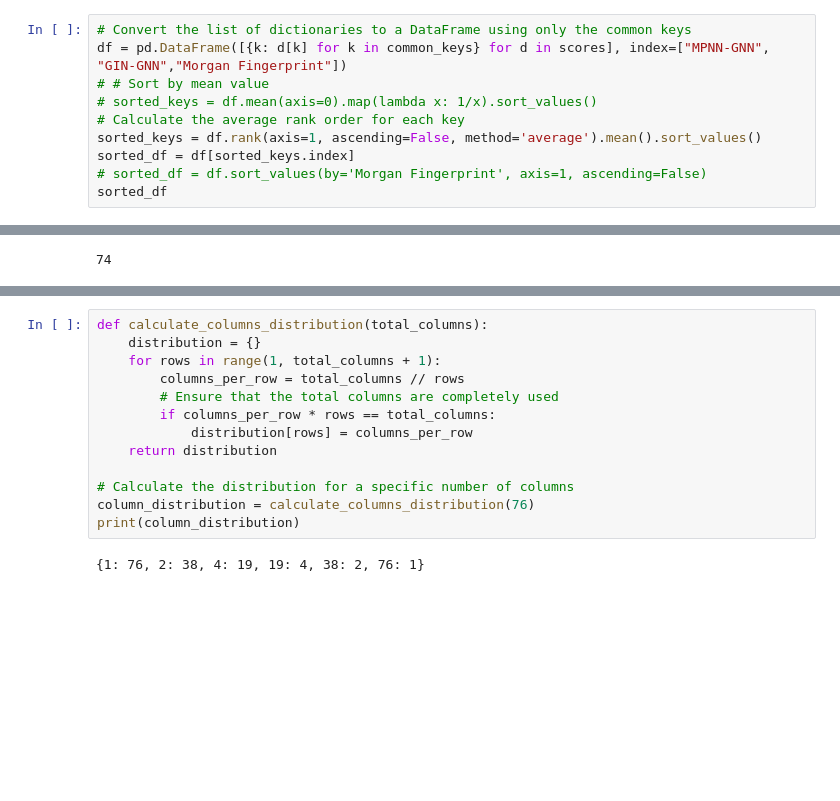
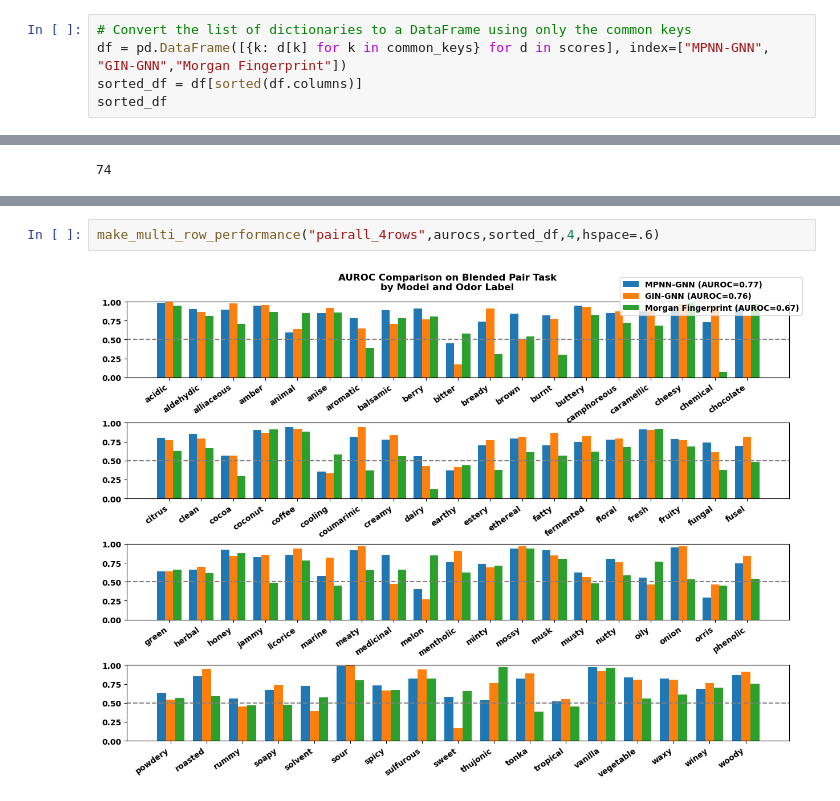
Before and after one commit to odor-pair/odor-pair, a Jupyter notebook: charts/scoring.ipynb, the cells around one changed output, grey strips where cells are left out. Cells and saved outputs as stored; diff of their text form; blank space fills up the shorter version.

```diff
--- a/charts/scoring.ipynb
+++ b/charts/scoring.ipynb
@@ -18,11 +18,6 @@ print(common_keys)
 # %%
 # Convert the list of dictionaries to a DataFrame using only the common keys
 df = pd.DataFrame([{k: d[k] for k in common_keys} for d in scores], index=["MPNN-GNN", "GIN-GNN","Morgan Fingerprint"])
-# # Sort by mean value
-# sorted_keys = df.mean(axis=0).map(lambda x: 1/x).sort_values()
-# Calculate the average rank order for each key
-sorted_keys = df.rank(axis=1, ascending=False, method='average').mean().sort_values()
-sorted_df = df[sorted_keys.index]
-# sorted_df = df.sort_values(by='Morgan Fingerprint', axis=1, ascending=False)
+sorted_df = df[sorted(df.columns)]
 sorted_df
 # %% [output]
@@ -156,15 +95,4 @@ plt.show()
-# %%
-def calculate_columns_distribution(total_columns):
-    distribution = {}
-    for rows in range(1, total_columns + 1):
-        columns_per_row = total_columns // rows
-        # Ensure that the total columns are completely used
-        if columns_per_row * rows == total_columns:
-            distribution[rows] = columns_per_row
-    return distribution
-
-# Calculate the distribution for a specific number of columns
-column_distribution = calculate_columns_distribution(76)
-print(column_distribution)
-# %% [output]
-{1: 76, 2: 38, 4: 19, 19: 4, 38: 2, 76: 1}
+# %%
+make_multi_row_performance("pairall_4rows",aurocs,sorted_df,4,hspace=.6)
+# %% [output]
+[figure, added]
```
Also changed, not shown: parts of 16 cells of this notebook, 29 other files.
